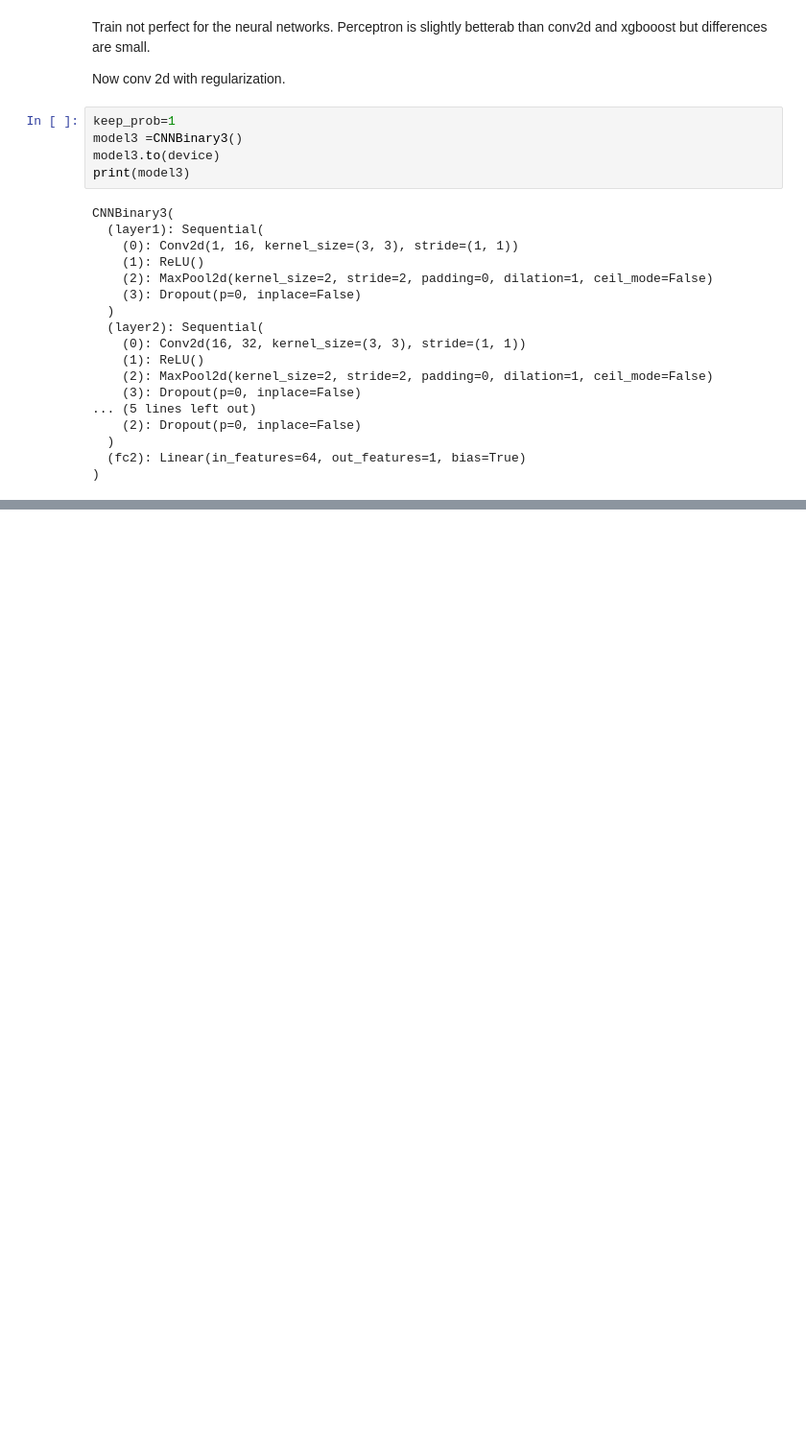
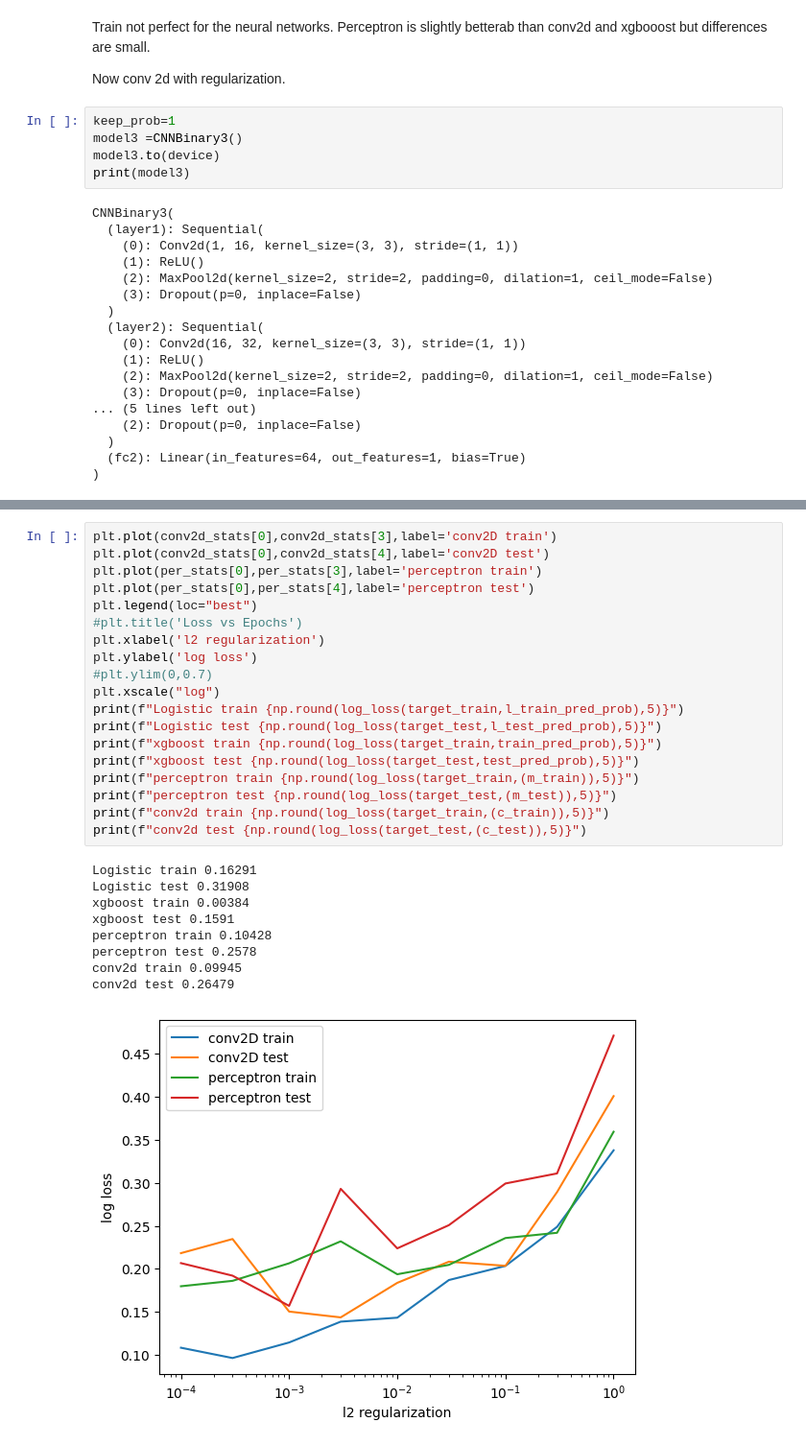
Before and after one commit to tkfritz/astro_images, a Jupyter notebook: star_galaxy_1.ipynb, the cells around one changed output, grey strips where cells are left out. Shown at 96% size. Drawn from its saved outputs; the diff is of its cells as text; blank space fills up the shorter version.

```diff
--- a/star_galaxy_1.ipynb
+++ b/star_galaxy_1.ipynb
@@ -1151,0 +1476,29 @@ Looks now slightly better, similar in tst and train from the f1 score. Still can
+# %%
+plt.plot(conv2d_stats[0],conv2d_stats[3],label='conv2D train')
+plt.plot(conv2d_stats[0],conv2d_stats[4],label='conv2D test')
+plt.plot(per_stats[0],per_stats[3],label='perceptron train')
+plt.plot(per_stats[0],per_stats[4],label='perceptron test')
+plt.legend(loc="best")
+#plt.title('Loss vs Epochs')
+plt.xlabel('l2 regularization')
+plt.ylabel('log loss')
+#plt.ylim(0,0.7)
+plt.xscale("log")
+print(f"Logistic train {np.round(log_loss(target_train,l_train_pred_prob),5)}")
+print(f"Logistic test {np.round(log_loss(target_test,l_test_pred_prob),5)}")
+print(f"xgboost train {np.round(log_loss(target_train,train_pred_prob),5)}")
+print(f"xgboost test {np.round(log_loss(target_test,test_pred_prob),5)}")
+print(f"perceptron train {np.round(log_loss(target_train,(m_train)),5)}")
+print(f"perceptron test {np.round(log_loss(target_test,(m_test)),5)}")
+print(f"conv2d train {np.round(log_loss(target_train,(c_train)),5)}")
+print(f"conv2d test {np.round(log_loss(target_test,(c_test)),5)}")
+# %% [output]
+Logistic train 0.16291
+Logistic test 0.31908
+xgboost train 0.00384
+xgboost test 0.1591
+perceptron train 0.10428
+perceptron test 0.2578
+conv2d train 0.09945
+conv2d test 0.26479
+[figure, added]
```
Also changed, not shown: parts of 28 cells of this notebook.
